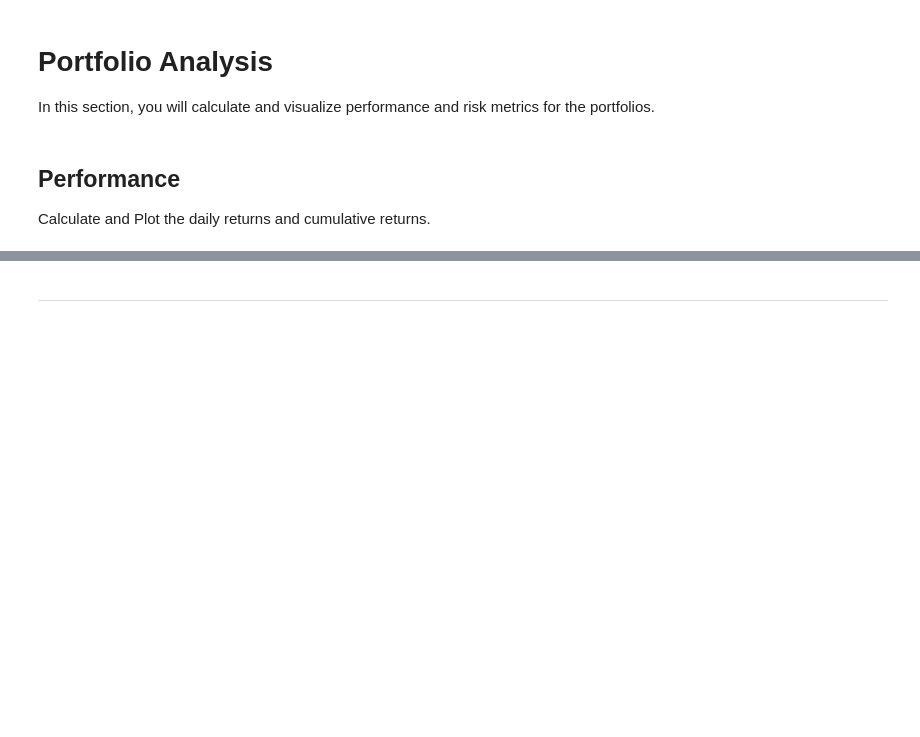
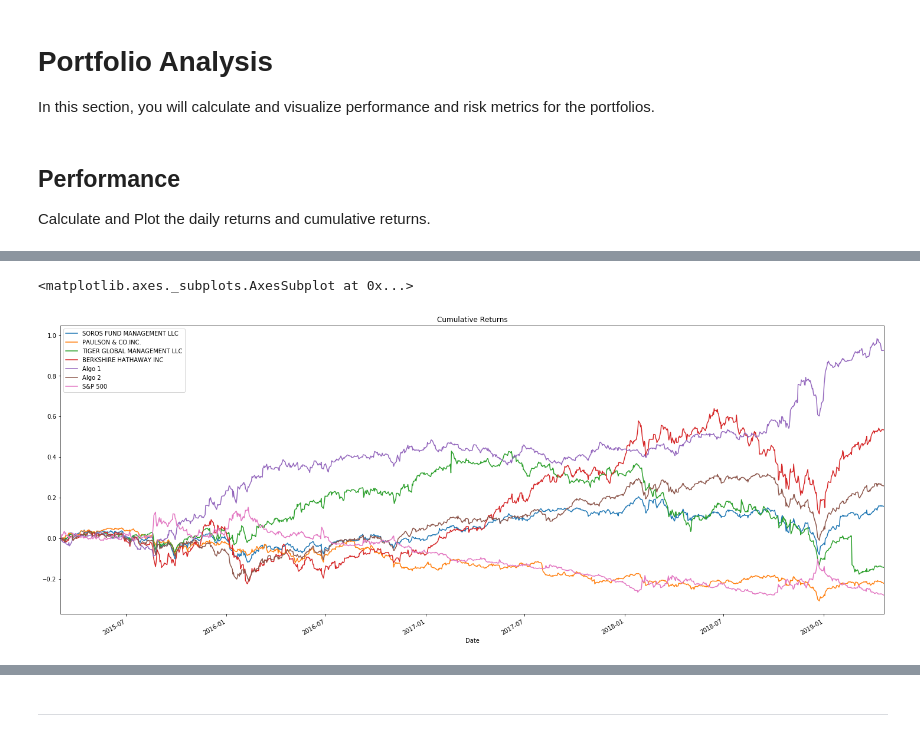
Before and after one commit to JD-FinTech/03_Homework, a Jupyter notebook: whale_analysis2.ipynb, the cells around one changed output, grey strips where cells are left out. Drawn from its saved outputs; the diff is of its cells as text; code cells hidden in the pictures; blank space fills up the shorter version.

```diff
--- a/whale_analysis2.ipynb
+++ b/whale_analysis2.ipynb
@@ -262,0 +223,9 @@ column_appended_data
+# %%
+# Plot cumulative returns
+# YOUR CODE HERE
+
+cumulative_returns = (1 + combined_df).cumprod() -1
+cumulative_returns.plot(subplots = False, figsize = (25,10), title= 'Cumulative Returns')
+# %% [output]
+<matplotlib.axes._subplots.AxesSubplot at 0x...>
+[figure, added]
```
Also changed, not shown: parts of 32 cells of this notebook.
